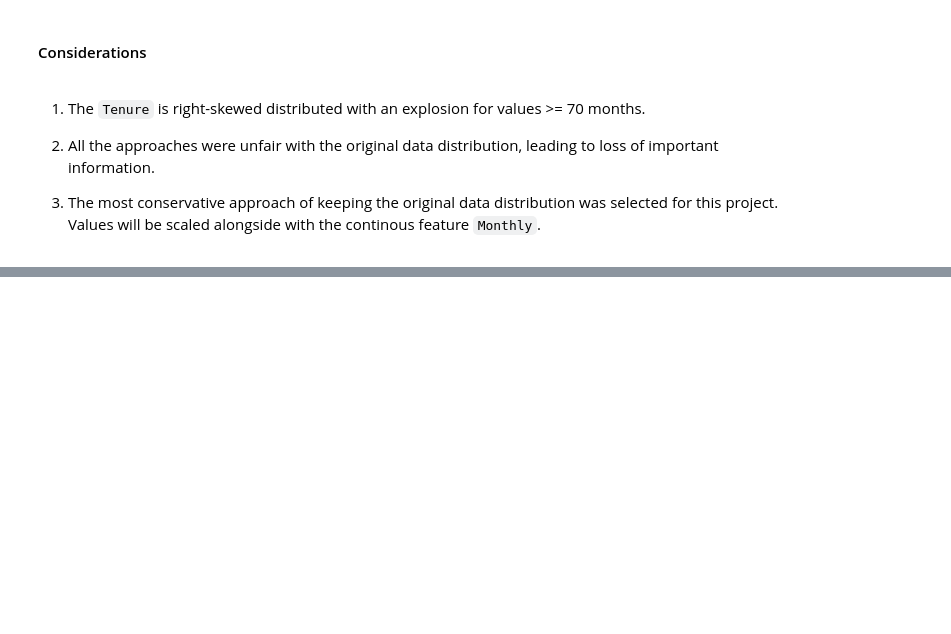
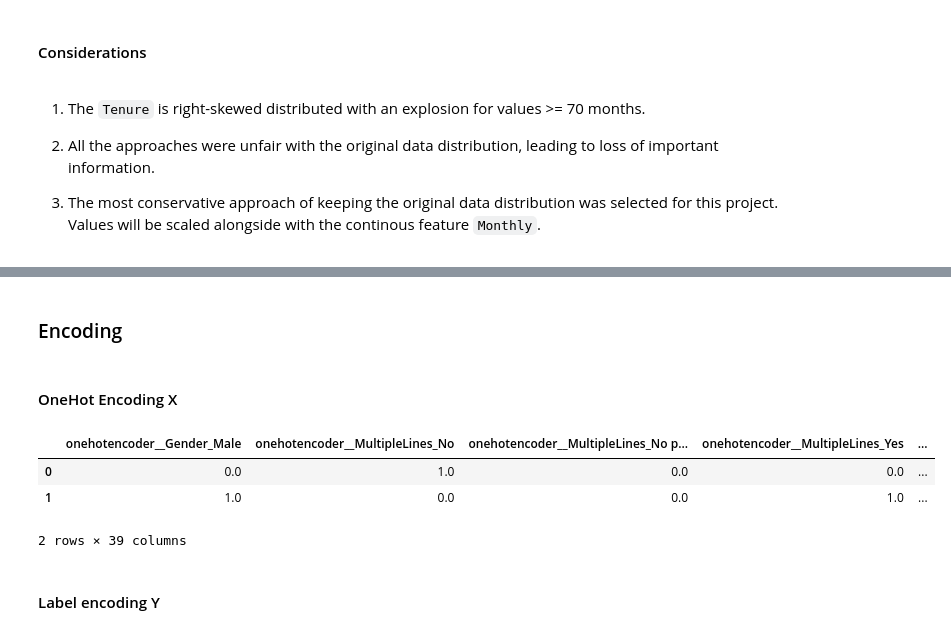
Before and after one commit to DanielCrema/oracle-one-data-science-challenge3-telecom-x-2, a Jupyter notebook: main.ipynb, the cells around one changed output, grey strips where cells are left out. Cells and saved outputs as stored; diff of their text form; code cells hidden in the pictures; blank space fills up the shorter version.

```diff
--- a/main.ipynb
+++ b/main.ipynb
@@ -455,0 +513,21 @@ df.drop(columns=['TenureGroup1', 'TenureGroup2', 'TenureGroupQuantile'], inplace
+# %% [markdown]
+### Encoding
+# %% [markdown]
+#### OneHot Encoding X
+# %%
+# Encode non_binary_features using OneHotEncoder and make_column_transformer
+ct = make_column_transformer(
+    (OneHotEncoder(drop='if_binary'), non_binary_features),
+    remainder='passthrough'
+)
+
+x = ct.fit_transform(x)
+x = pd.DataFrame(x, columns=ct.get_feature_names_out()) # type: ignore
+x.head(2)
+# %% [output]
+|  | onehotencoder__Gender_Male | onehotencoder__MultipleLines_No | onehotencoder__MultipleLines_No p... | onehotencoder__MultipleLines_Yes | ... |
+| 0 | 0.0 | 1.0 | 0.0 | 0.0 | ... |
+| 1 | 1.0 | 0.0 | 0.0 | 1.0 | ... |
+2 rows × 39 columns
+# %% [markdown]
+#### Label encoding Y
```
Also changed, not shown: parts of 29 cells of this notebook.
